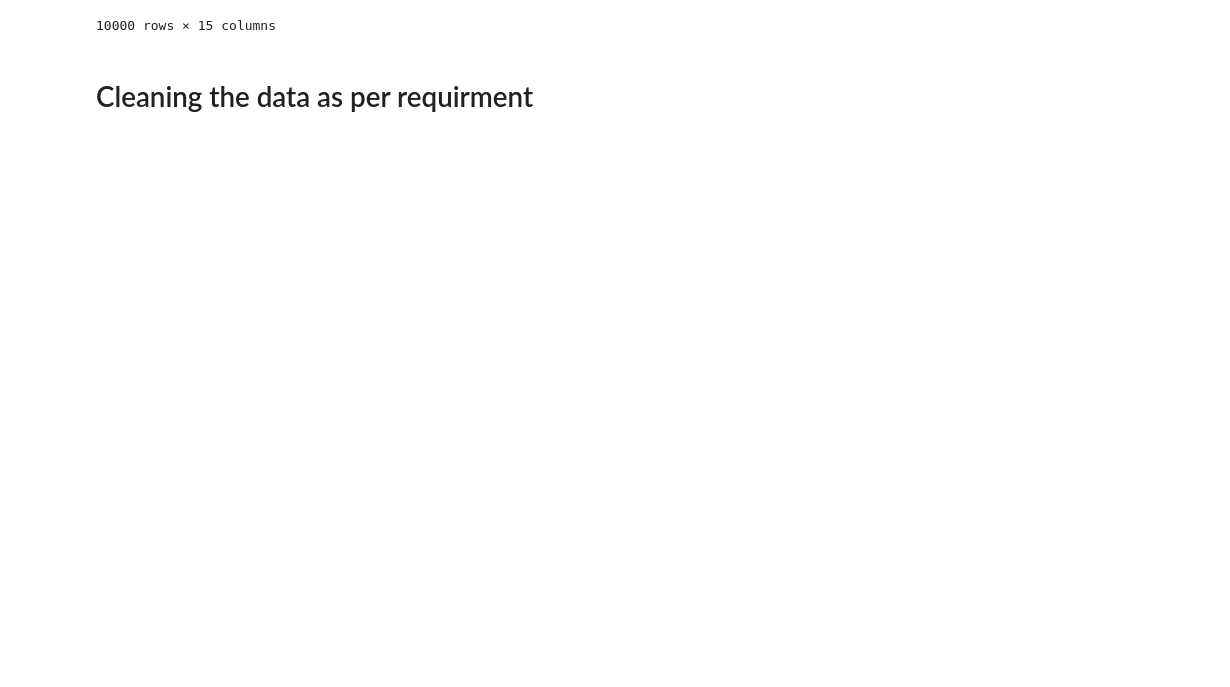
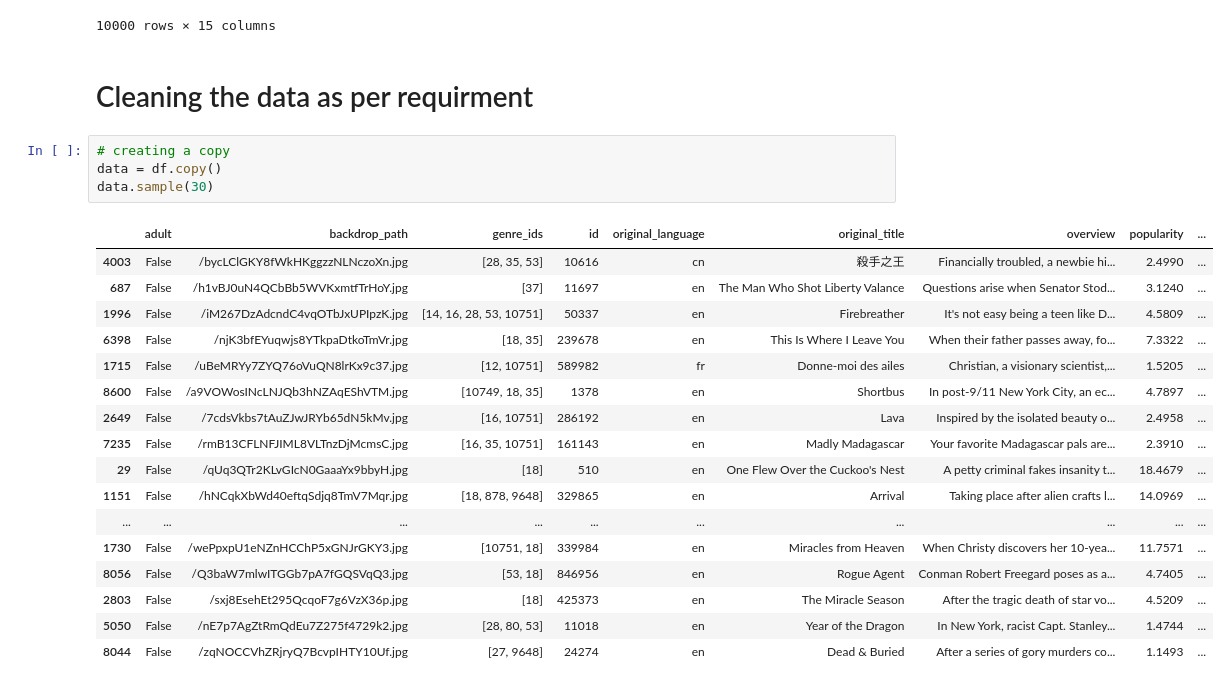
Before and after one commit to kumarkketan/TMDB_Top_rated_movie_analysis, a Jupyter notebook: data_fetching_through_API.ipynb, the cells around one changed output. Drawn from its saved outputs; the diff is of its cells as text; blank space fills up the shorter version.

```diff
--- a/data_fetching_through_API.ipynb
+++ b/data_fetching_through_API.ipynb
@@ -202,3 +183,25 @@ df
 10000 rows × 15 columns
 # %% [markdown]
 # Cleaning the data as per requirment
+# %%
+# creating a copy
+data = df.copy()
+data.sample(30)
+# %% [output]
+|  | adult | backdrop_path | genre_ids | id | original_language | original_title | overview | popularity | ... |
+| 4003 | False | /bycLClGKY8fWkHKggzzNLNczoXn.jpg | [28, 35, 53] | 10616 | cn | 殺手之王 | Financially troubled, a newbie hi... | 2.4990 | ... |
+| 687 | False | /h1vBJ0uN4QCbBb5WVKxmtfTrHoY.jpg | [37] | 11697 | en | The Man Who Shot Liberty Valance | Questions arise when Senator Stod... | 3.1240 | ... |
+| 1996 | False | /iM267DzAdcndC4vqOTbJxUPIpzK.jpg | [14, 16, 28, 53, 10751] | 50337 | en | Firebreather | It's not easy being a teen like D... | 4.5809 | ... |
+| 6398 | False | /njK3bfEYuqwjs8YTkpaDtkoTmVr.jpg | [18, 35] | 239678 | en | This Is Where I Leave You | When their father passes away, fo... | 7.3322 | ... |
+| 1715 | False | /uBeMRYy7ZYQ76oVuQN8lrKx9c37.jpg | [12, 10751] | 589982 | fr | Donne-moi des ailes | Christian, a visionary scientist,... | 1.5205 | ... |
+| 8600 | False | /a9VOWosINcLNJQb3hNZAqEShVTM.jpg | [10749, 18, 35] | 1378 | en | Shortbus | In post-9/11 New York City, an ec... | 4.7897 | ... |
+| 2649 | False | /7cdsVkbs7tAuZJwJRYb65dN5kMv.jpg | [16, 10751] | 286192 | en | Lava | Inspired by the isolated beauty o... | 2.4958 | ... |
+| 7235 | False | /rmB13CFLNFJIML8VLTnzDjMcmsC.jpg | [16, 35, 10751] | 161143 | en | Madly Madagascar | Your favorite Madagascar pals are... | 2.3910 | ... |
+| 29 | False | /qUq3QTr2KLvGIcN0GaaaYx9bbyH.jpg | [18] | 510 | en | One Flew Over the Cuckoo's Nest | A petty criminal fakes insanity t... | 18.4679 | ... |
+| 1151 | False | /hNCqkXbWd40eftqSdjq8TmV7Mqr.jpg | [18, 878, 9648] | 329865 | en | Arrival | Taking place after alien crafts l... | 14.0969 | ... |
+| ... | ... | ... | ... | ... | ... | ... | ... | ... | ... |
+| 1730 | False | /wePpxpU1eNZnHCChP5xGNJrGKY3.jpg | [10751, 18] | 339984 | en | Miracles from Heaven | When Christy discovers her 10-yea... | 11.7571 | ... |
+| 8056 | False | /Q3baW7mlwITGGb7pA7fGQSVqQ3.jpg | [53, 18] | 846956 | en | Rogue Agent | Conman Robert Freegard poses as a... | 4.7405 | ... |
+| 2803 | False | /sxj8EsehEt295QcqoF7g6VzX36p.jpg | [18] | 425373 | en | The Miracle Season | After the tragic death of star vo... | 4.5209 | ... |
+| 5050 | False | /nE7p7AgZtRmQdEu7Z275f4729k2.jpg | [28, 80, 53] | 11018 | en | Year of the Dragon | In New York, racist Capt. Stanley... | 1.4744 | ... |
+| 8044 | False | /zqNOCCVhZRjryQ7BcvpIHTY10Uf.jpg | [27, 9648] | 24274 | en | Dead & Buried | After a series of gory murders co... | 1.1493 | ... |
```
Also changed, not shown: parts of 24 cells of this notebook.
